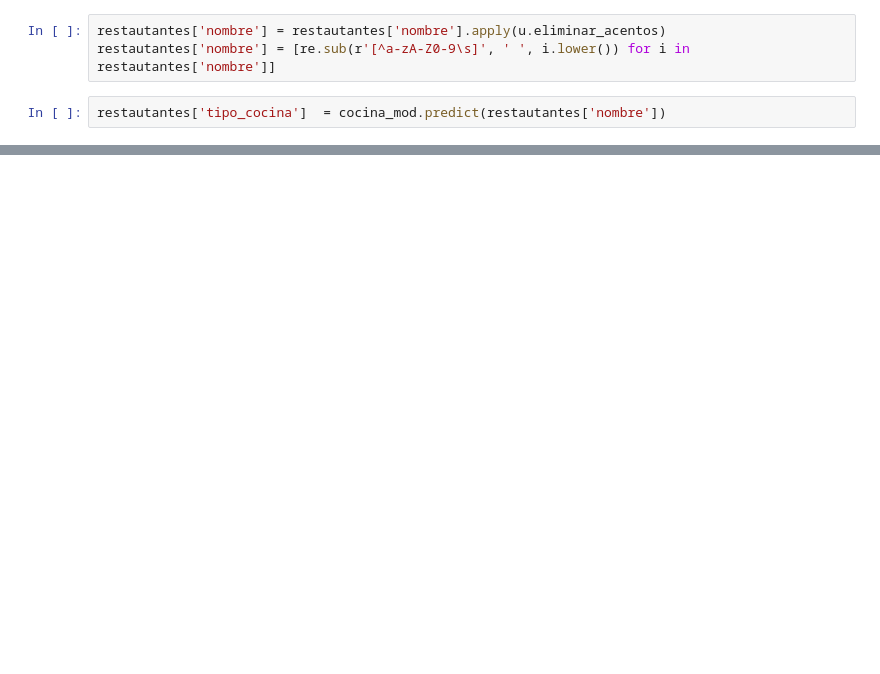
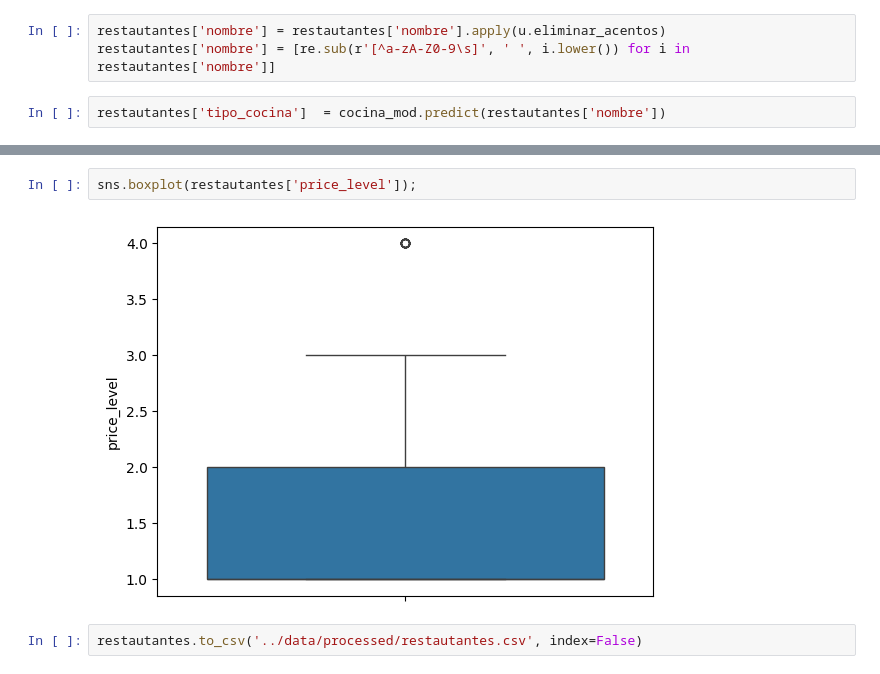
Before and after one commit to Krvelez92/Modelo_Prediccion_Rating, a Jupyter notebook: notebooks/02_LimpiezaEDA.ipynb, the cells around one changed output, grey strips where cells are left out. Saved outputs shown, nothing was run; the diff lists cells and outputs as text; blank space fills up the shorter version.

```diff
--- a/notebooks/02_LimpiezaEDA.ipynb
+++ b/notebooks/02_LimpiezaEDA.ipynb
@@ -187,0 +450,6 @@ restautantes['tipo_cocina']  = cocina_mod.predict(restautantes['nombre'])
+# %%
+sns.boxplot(restautantes['price_level']);
+# %% [output]
+[figure, added]
+# %%
+restautantes.to_csv('../data/processed/restautantes.csv', index=False)
```
Also changed, not shown: parts of 16 cells of this notebook, 1 other file.
